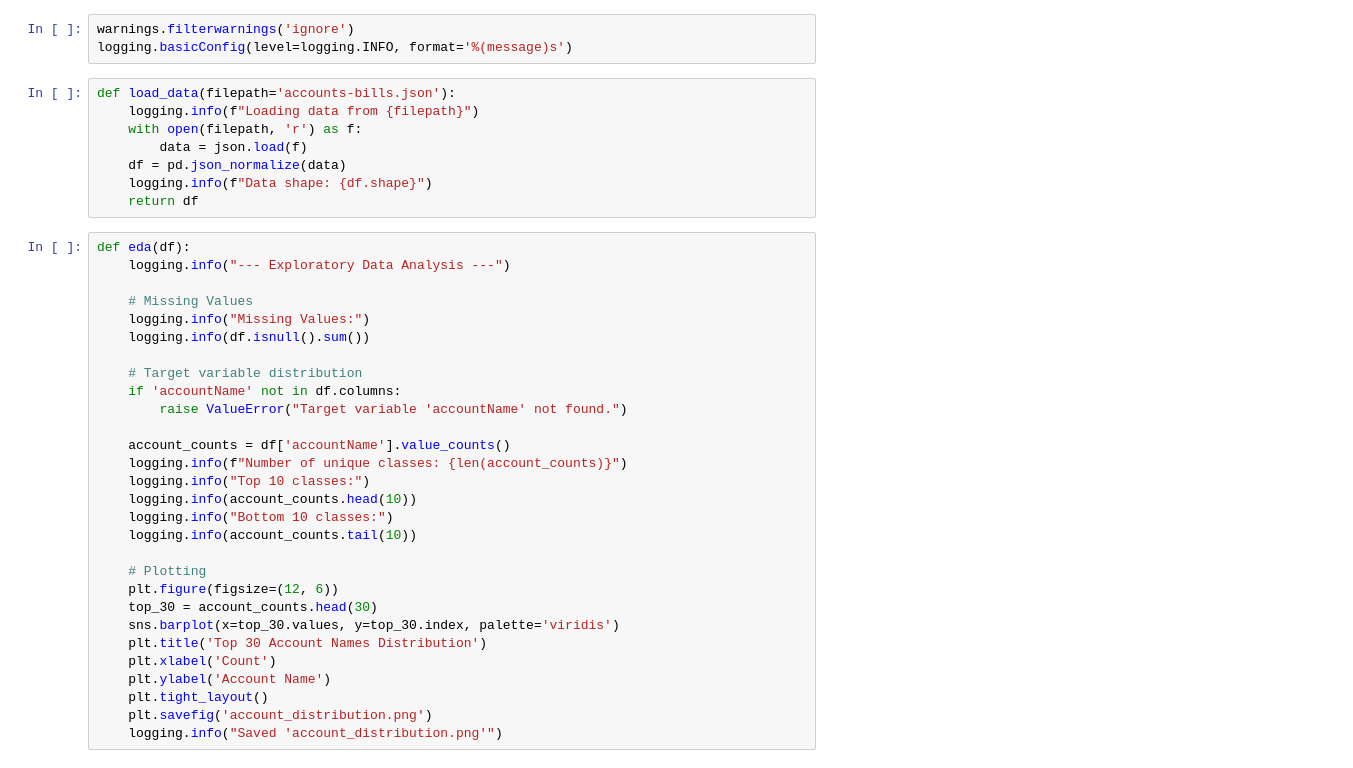
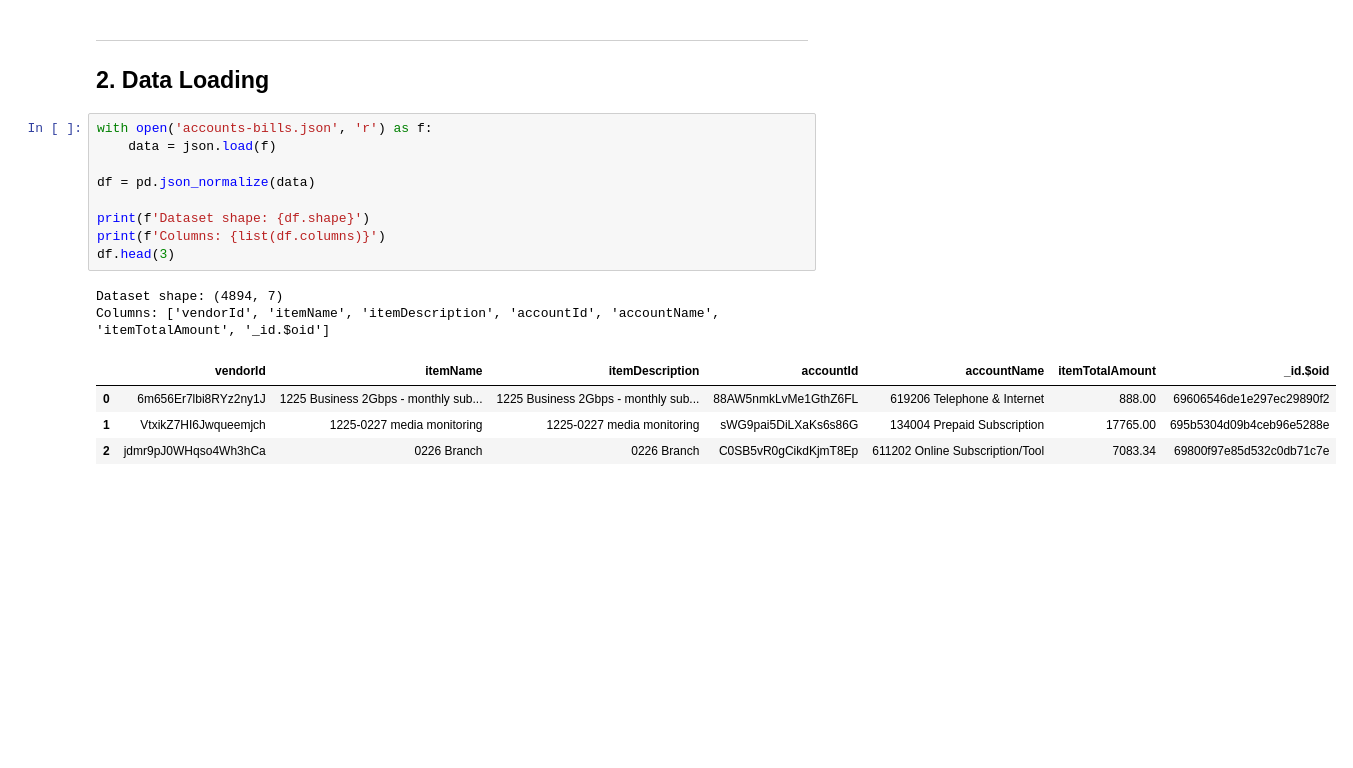
Before and after one commit to samarthsaxena2004/peakflo-data-analyst-task, a Jupyter notebook: assignment.ipynb, the cells around one changed output. Cells and saved outputs as stored; diff of their text form; blank space fills up the shorter version.

```diff
--- a/assignment.ipynb
+++ b/assignment.ipynb
@@ -15,40 +44,19 @@ from sklearn.metrics import accuracy_score, classification_report, f1_score, con
-# %%
-warnings.filterwarnings('ignore')
-logging.basicConfig(level=logging.INFO, format='%(message)s')
+# %% [markdown]
+---
+## 2. Data Loading
 # %%
-def load_data(filepath='accounts-bills.json'):
-    logging.info(f"Loading data from {filepath}")
-    with open(filepath, 'r') as f:
-        data = json.load(f)
-    df = pd.json_normalize(data)
-    logging.info(f"Data shape: {df.shape}")
-    return df
+with open('accounts-bills.json', 'r') as f:
+    data = json.load(f)
+
+df = pd.json_normalize(data)
+
+print(f'Dataset shape: {df.shape}')
+print(f'Columns: {list(df.columns)}')
+df.head(3)
+# %% [output]
+Dataset shape: (4894, 7)
+Columns: ['vendorId', 'itemName', 'itemDescription', 'accountId', 'accountName', 'itemTotalAmount', '_id.$oid']
+|  | vendorId | itemName | itemDescription | accountId | accountName | itemTotalAmount | _id.$oid |
+| 0 | 6m656Er7lbi8RYz2ny1J | 1225 Business 2Gbps - monthly sub... | 1225 Business 2Gbps - monthly sub... | 88AW5nmkLvMe1GthZ6FL | 619206 Telephone & Internet | 888.00 | 69606546de1e297ec29890f2 |
+| 1 | VtxikZ7HI6Jwqueemjch | 1225-0227 media monitoring | 1225-0227 media monitoring | sWG9pai5DiLXaKs6s86G | 134004 Prepaid Subscription | 17765.00 | 695b5304d09b4ceb96e5288e |
+| 2 | jdmr9pJ0WHqso4Wh3hCa | 0226 Branch | 0226 Branch | C0SB5vR0gCikdKjmT8Ep | 611202 Online Subscription/Tool | 7083.34 | 69800f97e85d532c0db71c7e |
-# %%
-def eda(df):
-    logging.info("--- Exploratory Data Analysis ---")
-
-    # Missing Values
-    logging.info("Missing Values:")
-    logging.info(df.isnull().sum())
-
-    # Target variable distribution
-    if 'accountName' not in df.columns:
-        raise ValueError("Target variable 'accountName' not found.")
-
-    account_counts = df['accountName'].value_counts()
-    logging.info(f"Number of unique classes: {len(account_counts)}")
-    logging.info("Top 10 classes:")
-    logging.info(account_counts.head(10))
-    logging.info("Bottom 10 classes:")
-    logging.info(account_counts.tail(10))
-
-    # Plotting
-    plt.figure(figsize=(12, 6))
-    top_30 = account_counts.head(30)
-    sns.barplot(x=top_30.values, y=top_30.index, palette='viridis')
-    plt.title('Top 30 Account Names Distribution')
-    plt.xlabel('Count')
-    plt.ylabel('Account Name')
-    plt.tight_layout()
-    plt.savefig('account_distribution.png')
-    logging.info("Saved 'account_distribution.png'")
```
Also changed, not shown: parts of 23 cells of this notebook, 5 other files.
